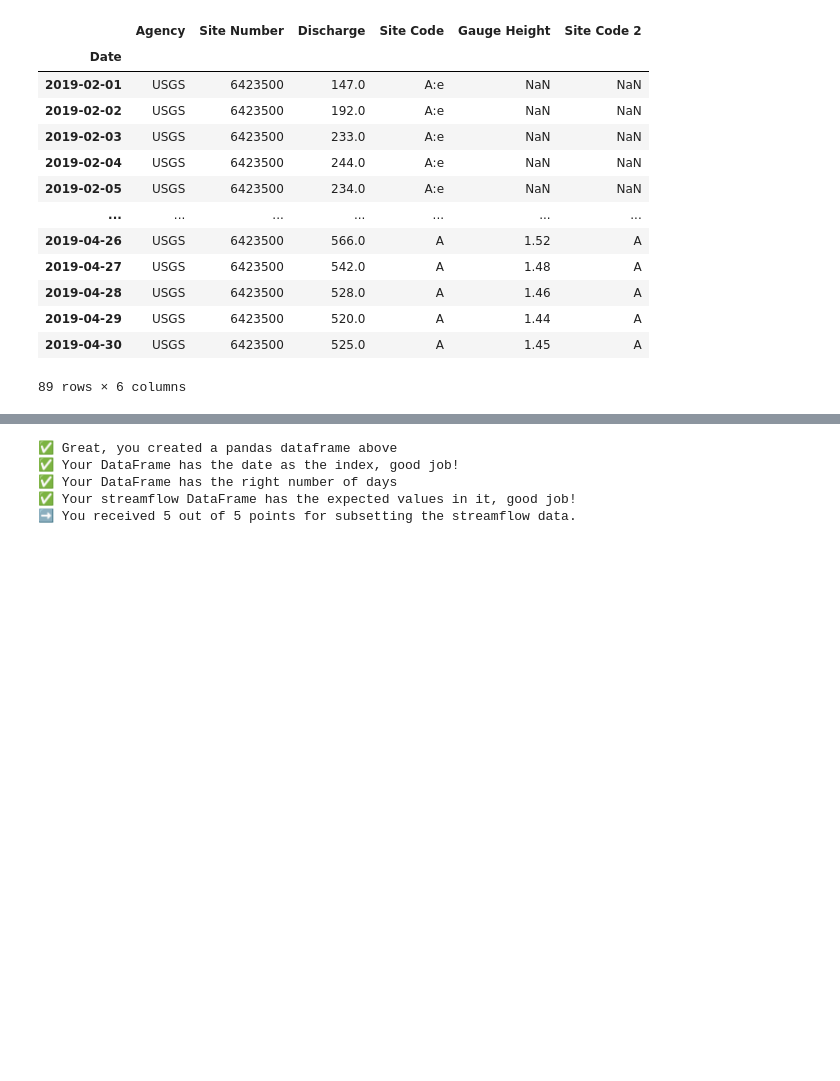
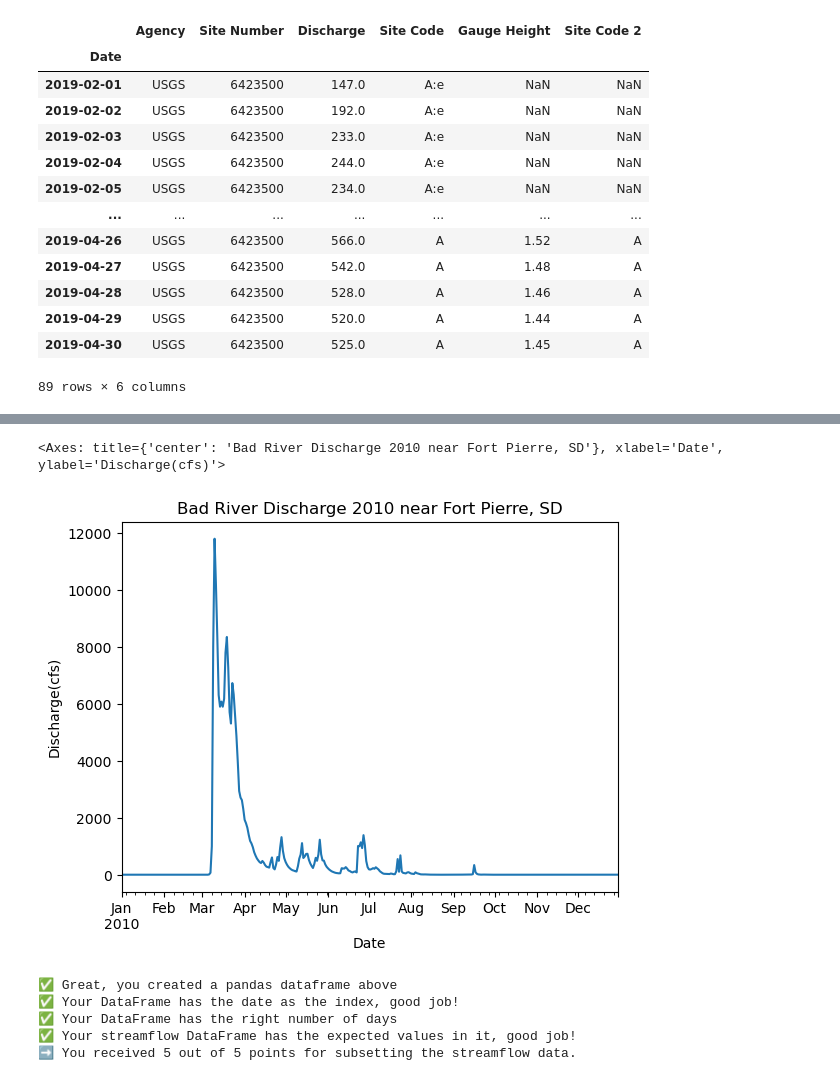
Before and after one commit to Haak0/time-series-data-Haak0, a Jupyter notebook: stars-02-time-series.ipynb, the cells around one changed output, grey strips where cells are left out. Saved outputs shown, nothing was run; the diff lists cells and outputs as text; code cells hidden in the pictures; blank space fills up the shorter version.

```diff
--- a/stars-02-time-series.ipynb
+++ b/stars-02-time-series.ipynb
@@ -494,3 +595,6 @@ river_flow_subset
 | 2019-04-29 | USGS | 6423500 | 520.0 | A | 1.44 | A |
 | 2019-04-30 | USGS | 6423500 | 525.0 | A | 1.45 | A |
 89 rows × 6 columns
+# %%
+bad_river_flow_subset = bad_river_flow_update['2010-01-01':'2010-12-30']
+bad_river_flow_subset
@@ -497,3 +616,11 @@ river_flow_subset
+# %%
+bad_river_flow_subset.plot(y= 'Discharge',
+                           ylabel= 'Discharge(cfs)',
+                           legend= False,
+                           title='Bad River Discharge 2010 near Fort Pierre, SD')
+# %% [output]
+<Axes: title={'center': 'Bad River Discharge 2010 near Fort Pierre, SD'}, xlabel='Date', ylabel='Discharge(cfs)'>
+[figure, added]
 # %%
 ans_subset = _
 subset_points = 0
```
Also changed, not shown: parts of 19 cells of this notebook.
